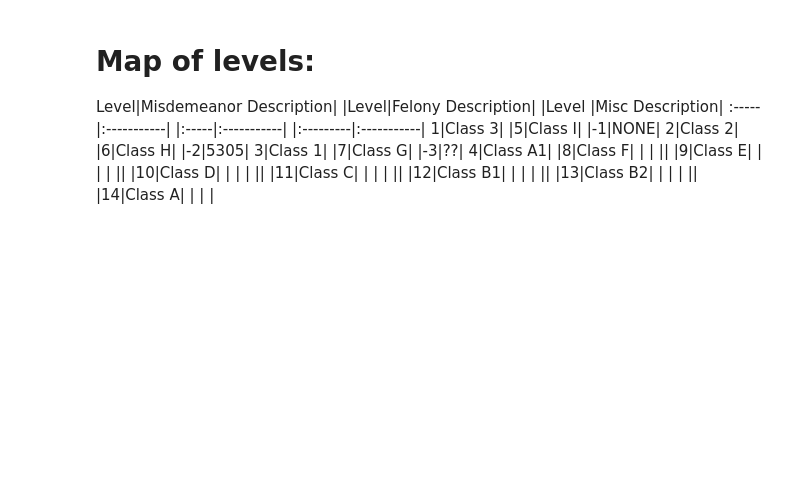
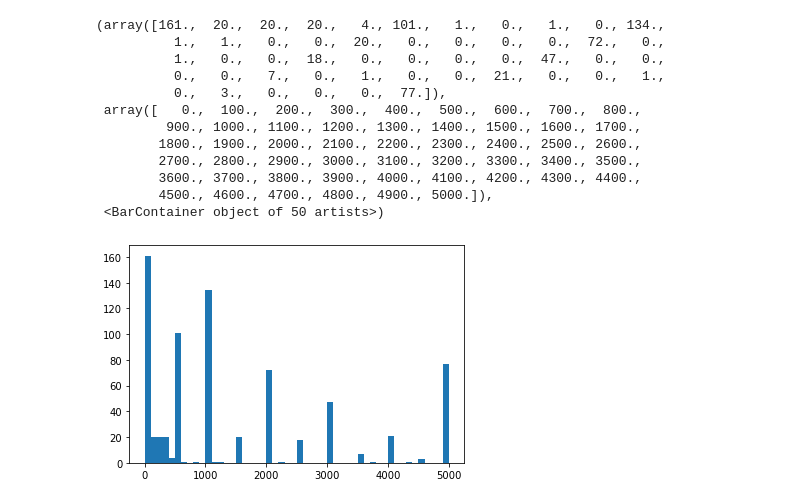
Before and after one commit to DeepWeave/jail-stays, a Jupyter notebook: jail-stays.ipynb, the cells around one changed output. Saved outputs shown, nothing was run; the diff lists cells and outputs as text; code cells hidden in the pictures; blank space fills up the shorter version.

```diff
--- a/jail-stays.ipynb
+++ b/jail-stays.ipynb
@@ -107,15 +184,17 @@ plt.show()
-# %% [markdown]
-# Map of levels:
-
-Level|Misdemeanor Description| |Level|Felony Description| |Level |Misc Description|
-:-----|:-----------| |:-----|:-----------| |:---------|:-----------|
-1|Class 3| |5|Class I| |-1|NONE|
-2|Class 2| |6|Class H| |-2|5305|
-3|Class 1| |7|Class G| |-3|??|
-4|Class A1| |8|Class F| | |
-|| |9|Class E| | | |
-|| |10|Class D| | | |
-|| |11|Class C| | | |
-|| |12|Class B1| | | |
-|| |13|Class B2| | | |
-|| |14|Class A| | | |
+# %%
+weekBonds = stays[(stays['days']<8) & (stays['has_nobond']==0) & (stays['has_violation'] ==0)]
+plt.hist(weekBonds['total_secured_bond'], range=(0,5000), bins=50)
+# %% [output]
+(array([161.,  20.,  20.,  20.,   4., 101.,   1.,   0.,   1.,   0., 134.,
+          1.,   1.,   0.,   0.,  20.,   0.,   0.,   0.,   0.,  72.,   0.,
+          1.,   0.,   0.,  18.,   0.,   0.,   0.,   0.,  47.,   0.,   0.,
+          0.,   0.,   7.,   0.,   1.,   0.,   0.,  21.,   0.,   0.,   1.,
+          0.,   3.,   0.,   0.,   0.,  77.]),
+ array([   0.,  100.,  200.,  300.,  400.,  500.,  600.,  700.,  800.,
+         900., 1000., 1100., 1200., 1300., 1400., 1500., 1600., 1700.,
+        1800., 1900., 2000., 2100., 2200., 2300., 2400., 2500., 2600.,
+        2700., 2800., 2900., 3000., 3100., 3200., 3300., 3400., 3500.,
+        3600., 3700., 3800., 3900., 4000., 4100., 4200., 4300., 4400.,
+        4500., 4600., 4700., 4800., 4900., 5000.]),
+ <BarContainer object of 50 artists>)
+[figure, added]
```
Also changed, not shown: parts of 13 cells of this notebook, 5 other files.
